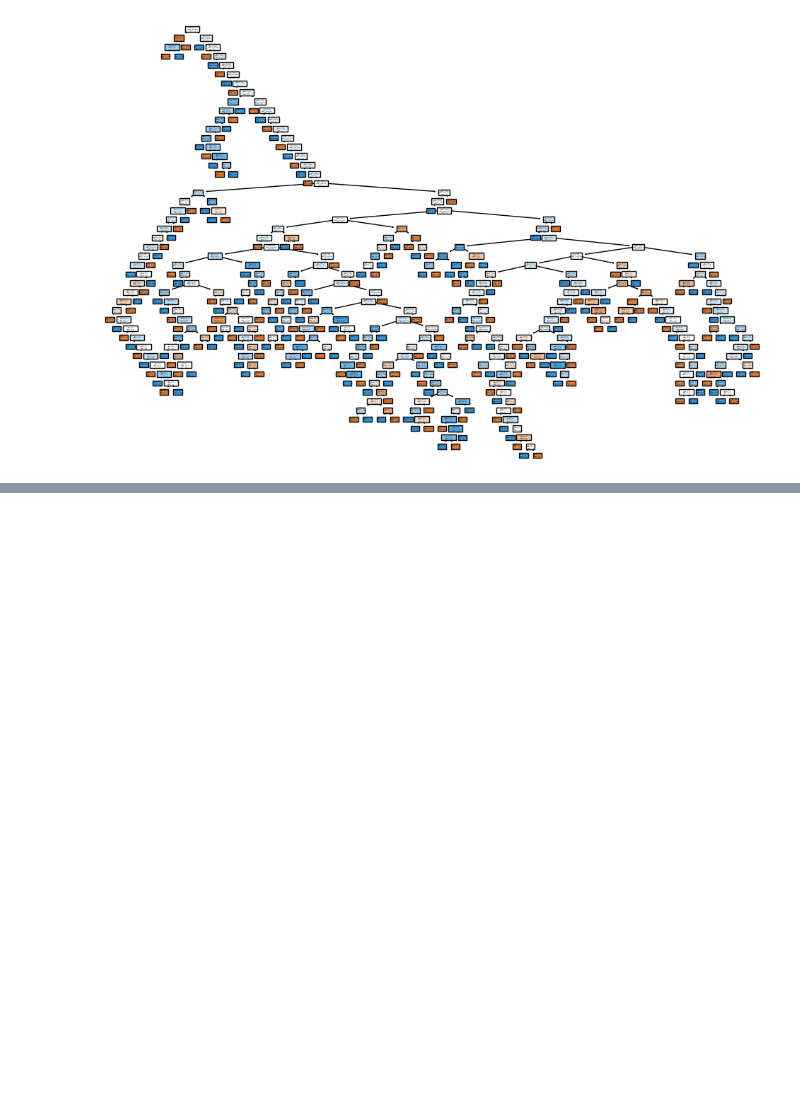
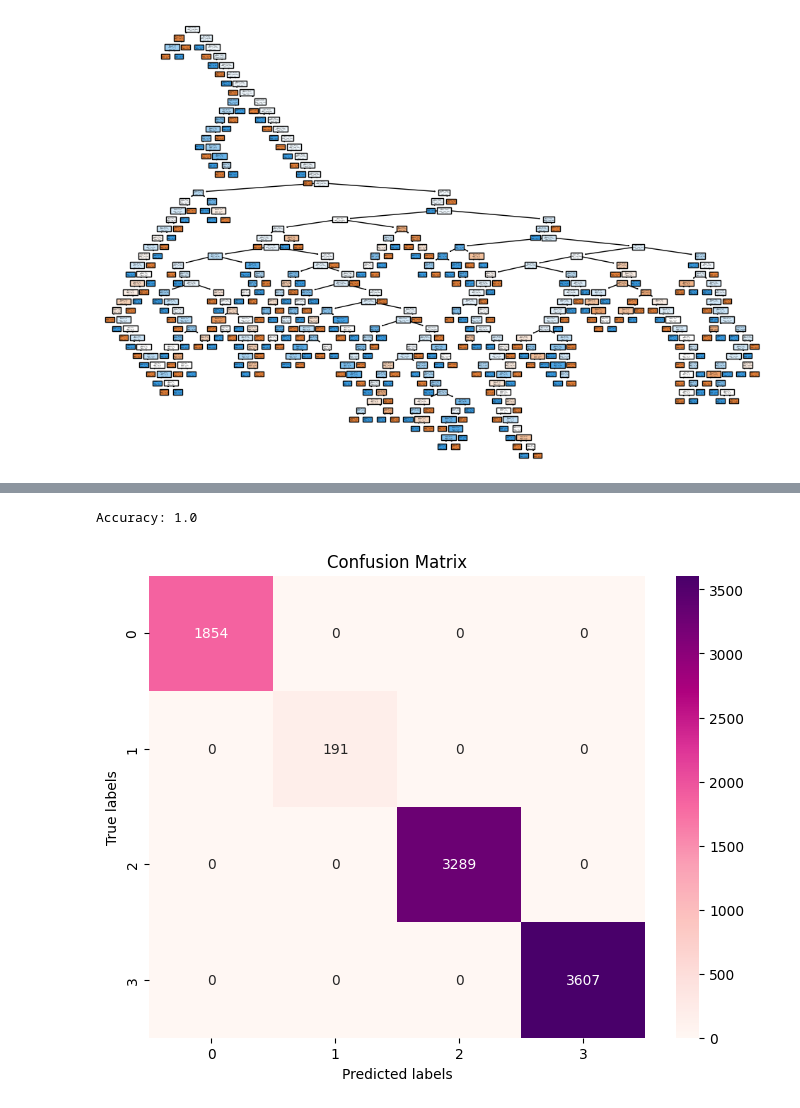
Before and after one commit to sansriti14/terahertz-absorber, a Jupyter notebook: absorber_ann_model.ipynb, the cells around one changed output, grey strips where cells are left out. Cells and saved outputs as stored; diff of their text form; code cells hidden in the pictures; blank space fills up the shorter version.

```diff
--- a/absorber_ann_model.ipynb
+++ b/absorber_ann_model.ipynb
@@ -750,0 +990,21 @@ plt.show()
+# %%
+import pandas as pd
+from sklearn.model_selection import train_test_split
+from sklearn.ensemble import HistGradientBoostingClassifier
+
+# Read the dataset
+df = pd.read_csv("MultiClass_dataset.csv", header=None)
+
+# Split the dataset into features (X) and the target variable (y)
+X = df.iloc[:, :-1]  # Selecting all rows and all columns except the last one for features
+y = df.iloc[:, -1]   # Selecting all rows and only the last column for the target variable
+
+# Split the data into training and testing sets
+X_train, X_test, y_train, y_test = train_test_split(X, y, test_size=0.2, random_state=42)
+
+# Initialize and train the HistGradientBoostingClassifier model
+model3 = HistGradientBoostingClassifier()
+model3.fit(X_train, y_train)
+
+# Make predictions on the test set
+y_pred = model3.predict(X_test)
@@ -750,0 +1041,30 @@ plt.show()
+# %%
+from sklearn.ensemble import HistGradientBoostingClassifier
+
+# Initialize HistGradientBoostingClassifier
+boosting_model = HistGradientBoostingClassifier(max_iter=200, learning_rate=0.5, random_state=40)
+
+# Train the HistGradientBoostingClassifier
+boosting_model.fit(X_train, y_train)
+
+# Evaluate the boosting model
+accuracy = boosting_model.score(X_test, y_test)
+print("Accuracy:", accuracy)
+# %% [output]
+Accuracy: 1.0
+# %%
+import numpy as np
+import seaborn as sns
+import matplotlib.pyplot as plt
+from sklearn.metrics import confusion_matrix
+
+conf_matrix = confusion_matrix(y_test, y_pred)
+
+plt.figure(figsize=(8, 6))
+sns.heatmap(conf_matrix, annot=True, fmt='d', cmap='RdPu')
+plt.xlabel('Predicted labels')
+plt.ylabel('True labels')
+plt.title('Confusion Matrix')
+plt.show()
+# %% [output]
+[figure, added]
```
Also changed, not shown: parts of 42 cells of this notebook.
